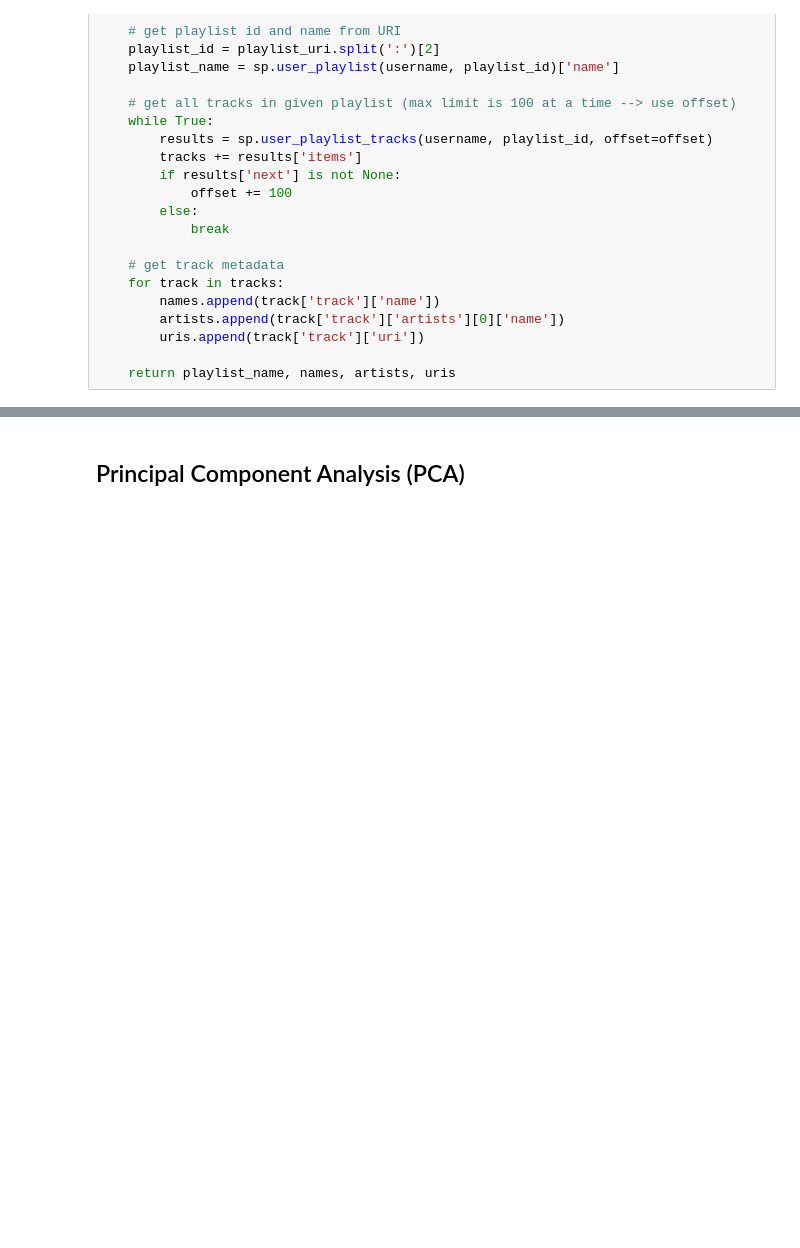
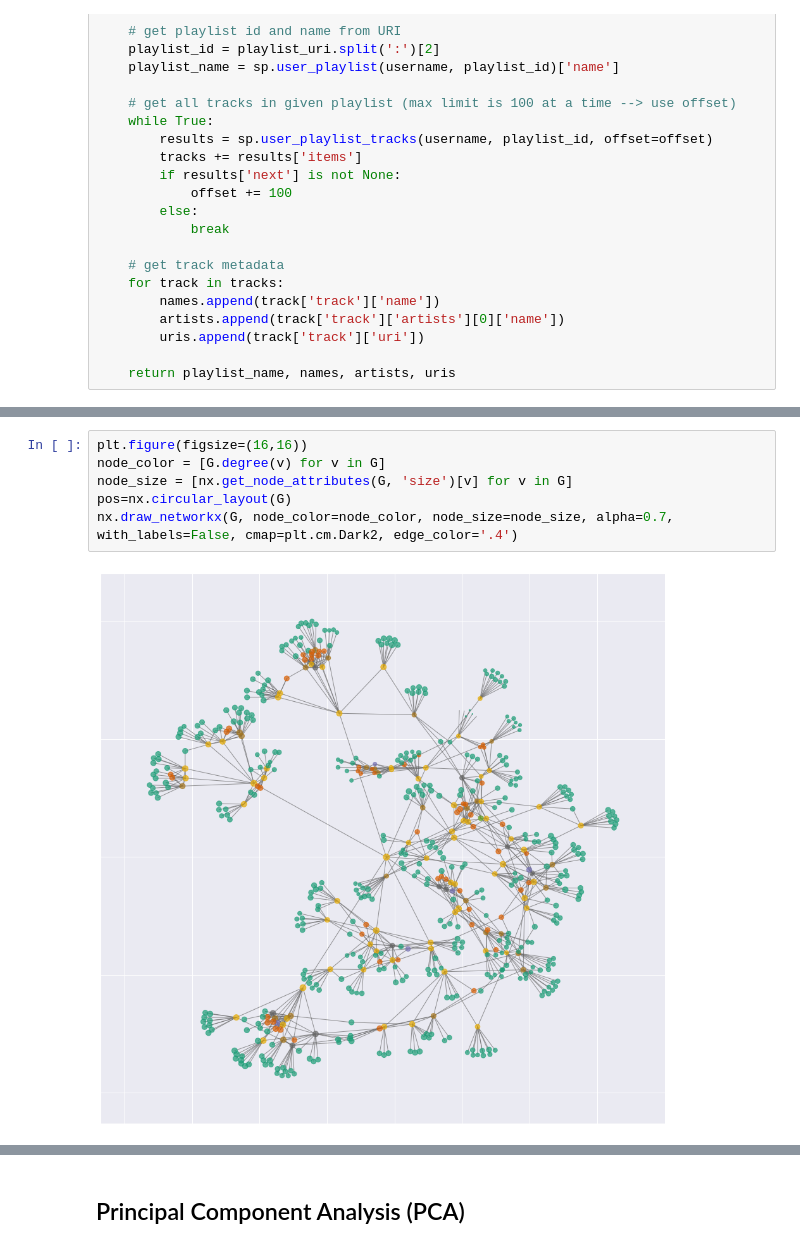
Before and after one commit to sejaldua/music-clustering, a Jupyter notebook: recommender.ipynb, the cells around one changed output, grey strips where cells are left out. Drawn from its saved outputs; the diff is of its cells as text; blank space fills up the shorter version.

```diff
--- a/recommender.ipynb
+++ b/recommender.ipynb
@@ -87,0 +149,8 @@ def get_features_for_playlist(df, username, uri):
+# %%
+plt.figure(figsize=(16,16))
+node_color = [G.degree(v) for v in G]
+node_size = [nx.get_node_attributes(G, 'size')[v] for v in G]
+pos=nx.circular_layout(G)
+nx.draw_networkx(G, node_color=node_color, node_size=node_size, alpha=0.7, with_labels=False, cmap=plt.cm.Dark2, edge_color='.4')
+# %% [output]
+[figure, added]
```
Also changed, not shown: parts of 26 cells of this notebook.
